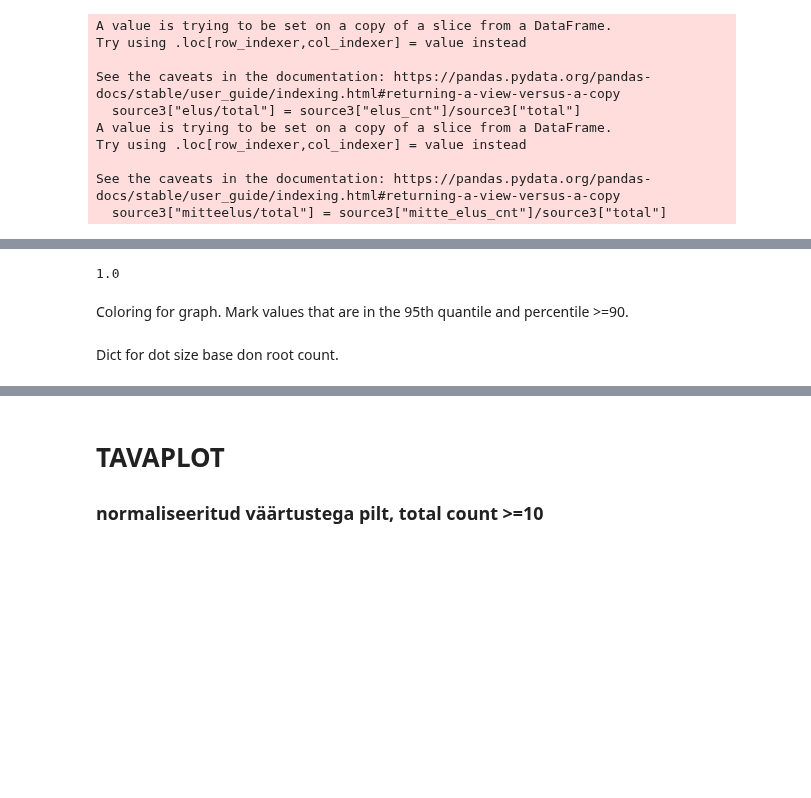
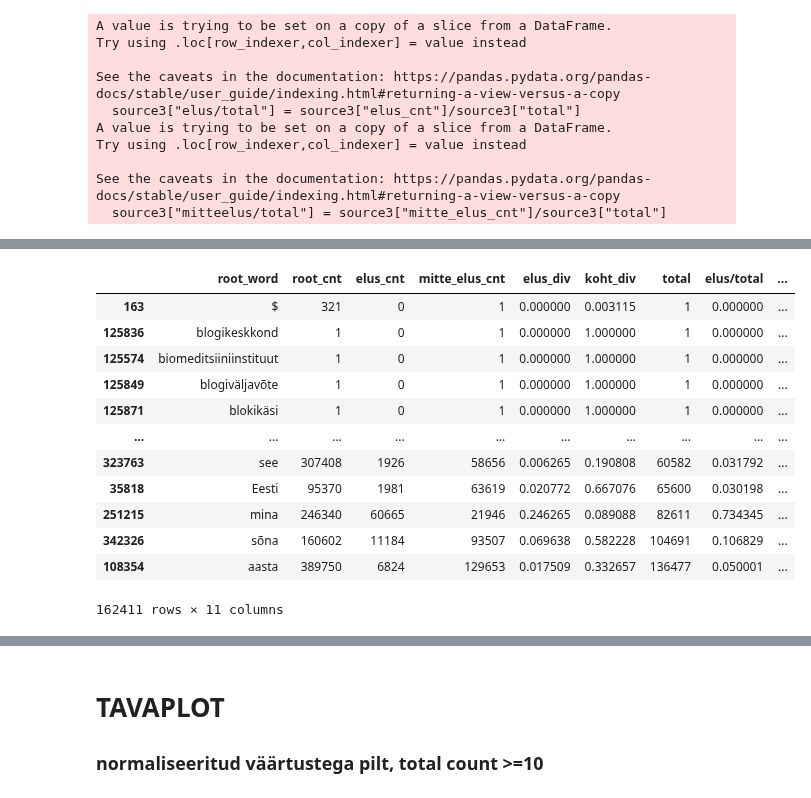
Before and after one commit to estnltk/syntax_experiments, a Jupyter notebook: workflows/005_analysis_of_annotated_actor_patterns/06_analysis_illustrations/04_verb_locative_live_vs_nonlive_quantiles.ipynb, the cells around one changed output, grey strips where cells are left out. Cells and saved outputs as stored; diff of their text form; code cells hidden in the pictures; blank space fills up the shorter version.

Commit message:
illustration quantiles

```diff
--- a/workflows/005_analysis_of_annotated_actor_patterns/06_analysis_illustrations/04_verb_locative_live_vs_nonlive_quantiles.ipynb
+++ b/workflows/005_analysis_of_annotated_actor_patterns/06_analysis_illustrations/04_verb_locative_live_vs_nonlive_quantiles.ipynb
@@ -74,7 +74,8 @@ source3["elus/total"] = source3["elus_cnt"]/source3["total"]
 source3["mitteelus/total"] = source3["mitte_elus_cnt"]/source3["total"]
 source3 = source3.sort_values(by=["elus/total"])
 source3["elus/total percentile"] = [round(percentileofscore(source3["elus/total"], i, kind='strict')) for i in source3["elus/total"]]
-source3 = source3.sort_values(by=["mitteelus/total"])
+#source3 = source3.sort_values(by=["mitteelus/total"])
+source3 = source3.sort_values(by=["total"])
 source3["mitteelus/total percentile"] = [round(percentileofscore(source3["mitteelus/total"], i, kind='strict')) for i in source3["mitteelus/total"]]
 # %% [output]
 A value is trying to be set on a copy of a slice from a DataFrame.
@@ -115,22 +91,19 @@ mitte elus 0.95 quantile
-# %%
-mitteelusquant95 = source3["mitteelus/total"].quantile(.95)
-mitteelusquant95
-# %% [output]
-1.0
-# %% [markdown]
-Coloring for graph. Mark values that are in the 95th quantile and percentile >=90.
-# %%
-colors = {}
-for i in range(len(source3)):
-    div = source3.iloc[i]["elus/total"]
-    percent1 = source3.iloc[i]["elus/total percentile"]
-    percent2 = source3.iloc[i]["mitteelus/total percentile"]
-    word = source3.iloc[i]["root_word"]
-    if div >= elusquant95  and percent1>=90:
-        colors[word] = "red"
-    elif div >= mitteelusquant95  and percent2>=90:
-        colors[word] = "blue"
-    else:
-        colors[word] = "yellow"
-# %% [markdown]
-Dict for dot size base don root count.
+# %%
+source3 = source3.sort_values(by=["total"])
+source3["mitteelus/total percentile"] = [round(percentileofscore(source3["mitteelus/total"], i, kind='strict')) for i in source3["mitteelus/total"]]
+# %%
+source3
+# %% [output]
+|  | root_word | root_cnt | elus_cnt | mitte_elus_cnt | elus_div | koht_div | total | elus/total | ... |
+| 163 | $ | 321 | 0 | 1 | 0.000000 | 0.003115 | 1 | 0.000000 | ... |
+| 125836 | blogikeskkond | 1 | 0 | 1 | 0.000000 | 1.000000 | 1 | 0.000000 | ... |
+| 125574 | biomeditsiiniinstituut | 1 | 0 | 1 | 0.000000 | 1.000000 | 1 | 0.000000 | ... |
+| 125849 | blogiväljavõte | 1 | 0 | 1 | 0.000000 | 1.000000 | 1 | 0.000000 | ... |
+| 125871 | blokikäsi | 1 | 0 | 1 | 0.000000 | 1.000000 | 1 | 0.000000 | ... |
+| ... | ... | ... | ... | ... | ... | ... | ... | ... | ... |
+| 323763 | see | 307408 | 1926 | 58656 | 0.006265 | 0.190808 | 60582 | 0.031792 | ... |
+| 35818 | Eesti | 95370 | 1981 | 63619 | 0.020772 | 0.667076 | 65600 | 0.030198 | ... |
+| 251215 | mina | 246340 | 60665 | 21946 | 0.246265 | 0.089088 | 82611 | 0.734345 | ... |
+| 342326 | sõna | 160602 | 11184 | 93507 | 0.069638 | 0.582228 | 104691 | 0.106829 | ... |
+| 108354 | aasta | 389750 | 6824 | 129653 | 0.017509 | 0.332657 | 136477 | 0.050001 | ... |
+162411 rows × 11 columns
```
Also changed, not shown: parts of 16 cells of this notebook.
